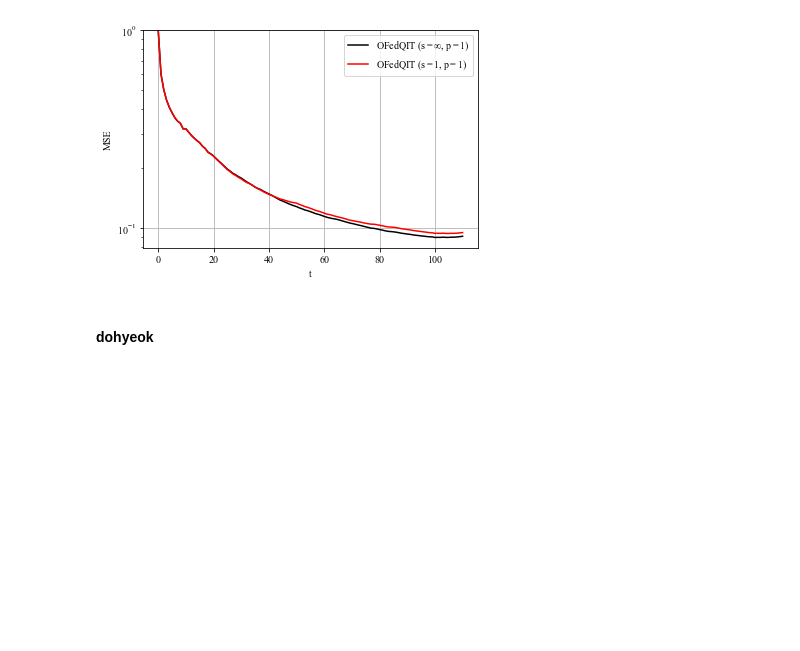
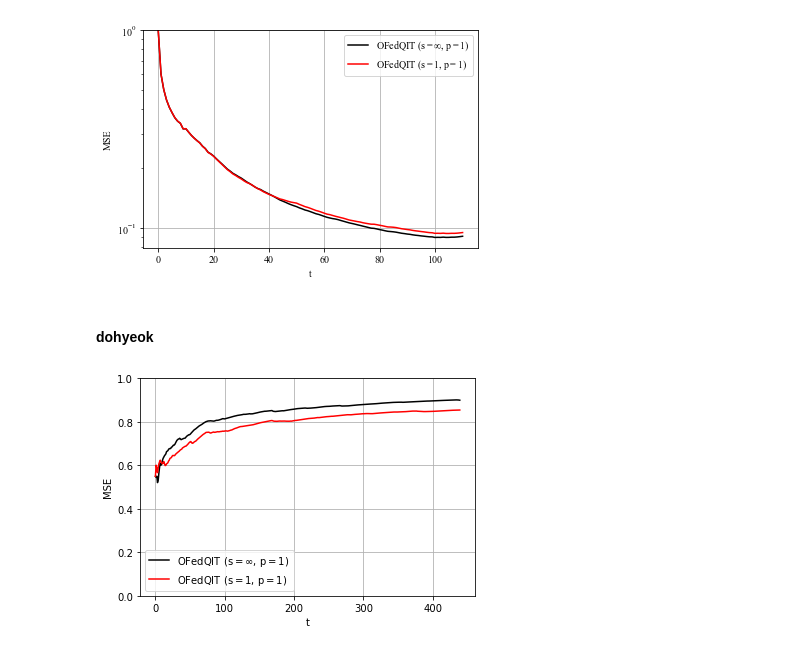
Before and after one commit to IISL-HYU/OFedQIT, a Jupyter notebook: plot.ipynb, the cells around one changed output. Saved outputs shown, nothing was run; the diff lists cells and outputs as text; code cells hidden in the pictures; blank space fills up the shorter version.

Commit message:
22.03.02 09:04 New Classification

```diff
--- a/plot.ipynb
+++ b/plot.ipynb
@@ -199,32 +199,34 @@ Invalid limit will be ignored.
 import pickle
 import matplotlib.pyplot as plt
 
-with open("./Regression_mse_dohyeok/OFedAvg_Cdt_p0.1.pkl","rb") as f:
+with open("./Classification_Acc_dohyeok/OFedAvg_Occp_p1.0.pkl","rb") as f:
     ofl_sel_mse = pickle.load(f)
 
-with open("./Regression_mse_dohyeok/OFedQIT_Cdt_L10_s1_p0.1.pkl","rb") as f:
+with open("./Classification_Acc_dohyeok/OFedQIT_Occp_L10_s1_p1.0.pkl","rb") as f:
     ofl_sel_mse2 = pickle.load(f)
 
 
 t1 = list(range(len(ofl_sel_mse)))
 t2 = list(range(len(ofl_sel_mse2)))
 y1 = ofl_sel_mse
 y2 = ofl_sel_mse2
 # plotting the points
 plt.plot(t1, y1, 'black', label=r'OFedQIT ($\mathdefault{s=\infty}$, $\mathdefault{p=1}$)')
 plt.plot(t2, y2, 'red', label=r'OFedQIT ($\mathdefault{s=1}$, $\mathdefault{p=1}$)')
 
 plt.ylim([0, 1])
 plt.legend(ncol = 1)
 
 # naming the x axis
 plt.xlabel('t')
 # naming the y axis
 plt.ylabel('MSE')
 plt.rcParams["font.family"] = "Times New Roman"
 # giving a title to my graph
 
 # function to show the plot
 plt.grid()
 plt.savefig('./Figures/Regression_Conductivity_OFedQIT.png', dpi=200, facecolor="white")
 plt.show()
+# %% [output]
+[figure, added]
```
Also changed, not shown: 10 other files.
